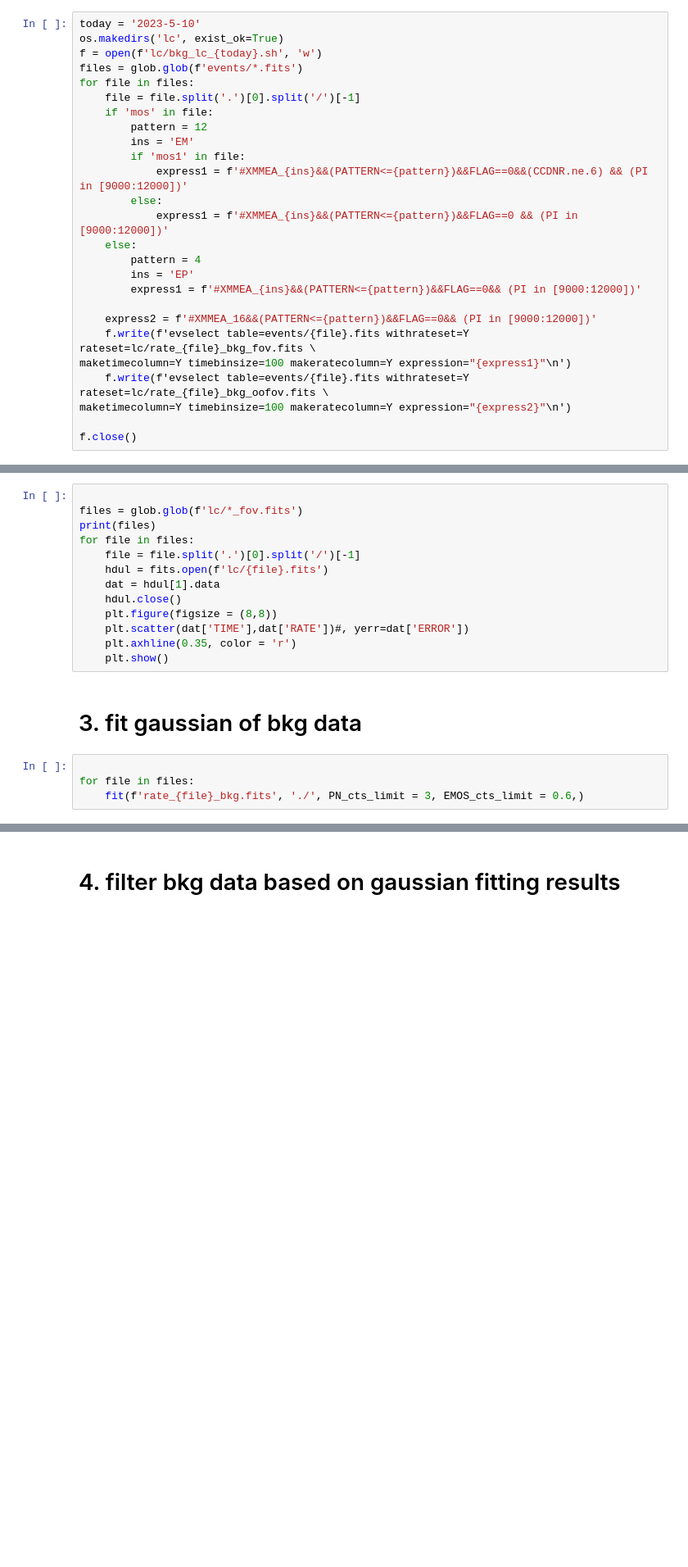
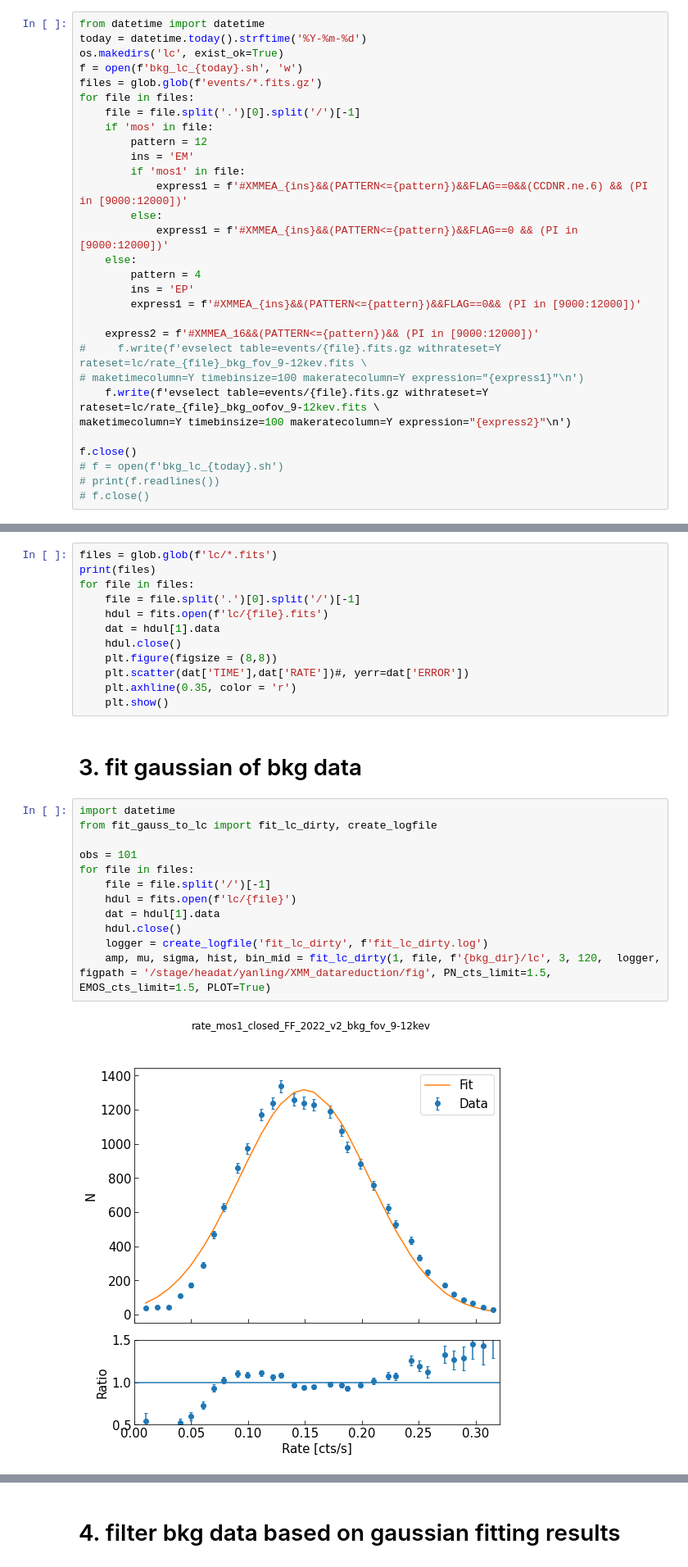
Before and after one commit to yanlingchen1/XMM_datareduction, a Jupyter notebook: xmm_bkg_extraction.ipynb, the cells around one changed output, grey strips where cells are left out. Shown: that part at 82% size. Drawn from its saved outputs; the diff is of its cells as text; blank space fills up the shorter version.

```diff
--- a/xmm_bkg_extraction.ipynb
+++ b/xmm_bkg_extraction.ipynb
@@ -130,10 +137,11 @@ for file in glob.glob(f'imgs/*_img.fits'):
 # %% [markdown]
 # 2. extract lightcurve of the background
 # %%
-today = '2023-5-10'
+from datetime import datetime
+today = datetime.today().strftime('%Y-%m-%d')
 os.makedirs('lc', exist_ok=True)
-f = open(f'lc/bkg_lc_{today}.sh', 'w')
-files = glob.glob(f'events/*.fits')
+f = open(f'bkg_lc_{today}.sh', 'w')
+files = glob.glob(f'events/*.fits.gz')
 for file in files:
     file = file.split('.')[0].split('/')[-1]
     if 'mos' in file:
@@ -148,18 +156,20 @@ for file in files:
         ins = 'EP'
         express1 = f'#XMMEA_{ins}&&(PATTERN<={pattern})&&FLAG==0&& (PI in [9000:12000])'
 
-    express2 = f'#XMMEA_16&&(PATTERN<={pattern})&&FLAG==0&& (PI in [9000:12000])'
-    f.write(f'evselect table=events/{file}.fits withrateset=Y rateset=lc/rate_{file}_bkg_fov.fits \
-maketimecolumn=Y timebinsize=100 makeratecolumn=Y expression="{express1}"\n')
-    f.write(f'evselect table=events/{file}.fits withrateset=Y rateset=lc/rate_{file}_bkg_oofov.fits \
+    express2 = f'#XMMEA_16&&(PATTERN<={pattern})&& (PI in [9000:12000])'
+#     f.write(f'evselect table=events/{file}.fits.gz withrateset=Y rateset=lc/rate_{file}_bkg_fov_9-12kev.fits \
+# maketimecolumn=Y timebinsize=100 makeratecolumn=Y expression="{express1}"\n')
+    f.write(f'evselect table=events/{file}.fits.gz withrateset=Y rateset=lc/rate_{file}_bkg_oofov_9-12kev.fits \
 maketimecolumn=Y timebinsize=100 makeratecolumn=Y expression="{express2}"\n')
 
 f.close()
+# f = open(f'bkg_lc_{today}.sh')
+# print(f.readlines())
+# f.close()
 # %% [markdown]
 plot lightcone
 # %%
-
-files = glob.glob(f'lc/*_fov.fits')
+files = glob.glob(f'lc/*.fits')
 print(files)
 for file in files:
     file = file.split('.')[0].split('/')[-1]
@@ -172,7 +182,17 @@ for file in files:
     plt.show()
 # %% [markdown]
 # 3. fit gaussian of bkg data
-# %%
-
-for file in files:
-    fit(f'rate_{file}_bkg.fits', './', PN_cts_limit = 3, EMOS_cts_limit = 0.6,)
+# %%
+import datetime
+from fit_gauss_to_lc import fit_lc_dirty, create_logfile
+
+obs = 101
+for file in files:
+    file = file.split('/')[-1]
+    hdul = fits.open(f'lc/{file}')
+    dat = hdul[1].data
+    hdul.close()
+    logger = create_logfile('fit_lc_dirty', f'fit_lc_dirty.log')
+    amp, mu, sigma, hist, bin_mid = fit_lc_dirty(1, file, f'{bkg_dir}/lc', 3, 120,  logger, figpath = '/stage/headat/yanling/XMM_datareduction/fig', PN_cts_limit=1.5, EMOS_cts_limit=1.5, PLOT=True)
+# %% [output]
+[figure, added]
```
Also changed, not shown: parts of 22 cells of this notebook, 16 other files.
